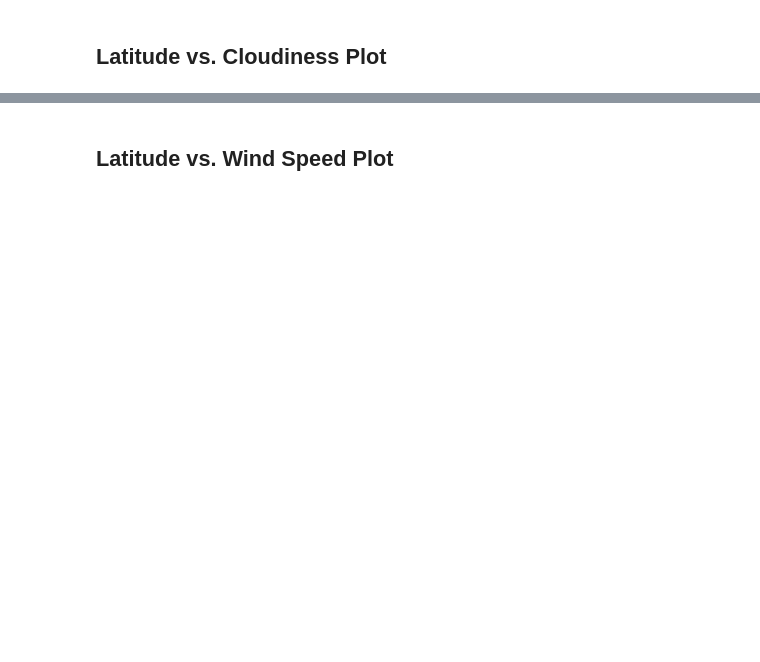
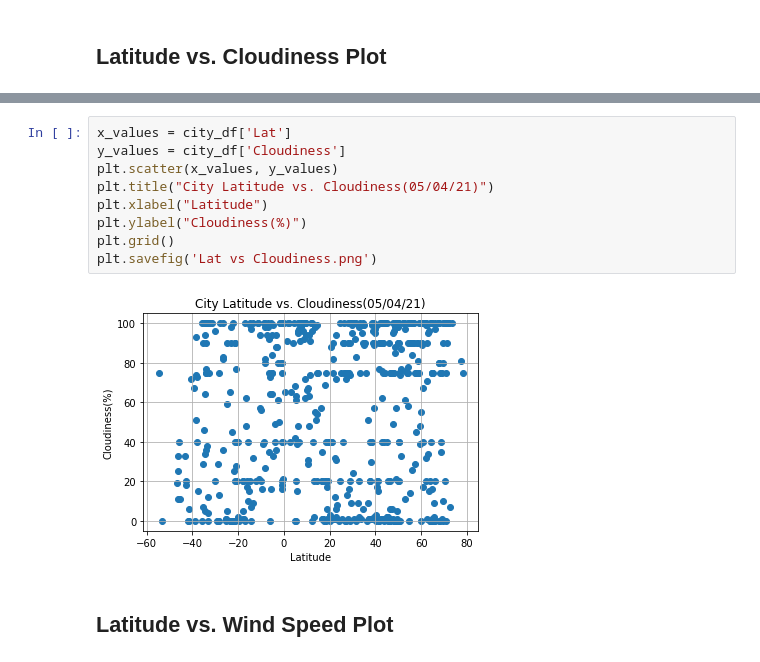
Before and after one commit to arriova16/api-homework, a Jupyter notebook: WeatherPy/WeatherPy.ipynb, the cells around one changed output, grey strips where cells are left out. Cells and saved outputs as stored; diff of their text form; blank space fills up the shorter version.

```diff
--- a/WeatherPy/WeatherPy.ipynb
+++ b/WeatherPy/WeatherPy.ipynb
@@ -220,2 +235,13 @@ Int64Index([], dtype='int64')
+# %%
+x_values = city_df['Lat']
+y_values = city_df['Cloudiness']
+plt.scatter(x_values, y_values)
+plt.title("City Latitude vs. Cloudiness(05/04/21)")
+plt.xlabel("Latitude")
+plt.ylabel("Cloudiness(%)")
+plt.grid()
+plt.savefig('Lat vs Cloudiness.png')
+# %% [output]
+[figure, added]
 # %% [markdown]
 ## Latitude vs. Wind Speed Plot
```
Also changed, not shown: parts of 25 cells of this notebook.
